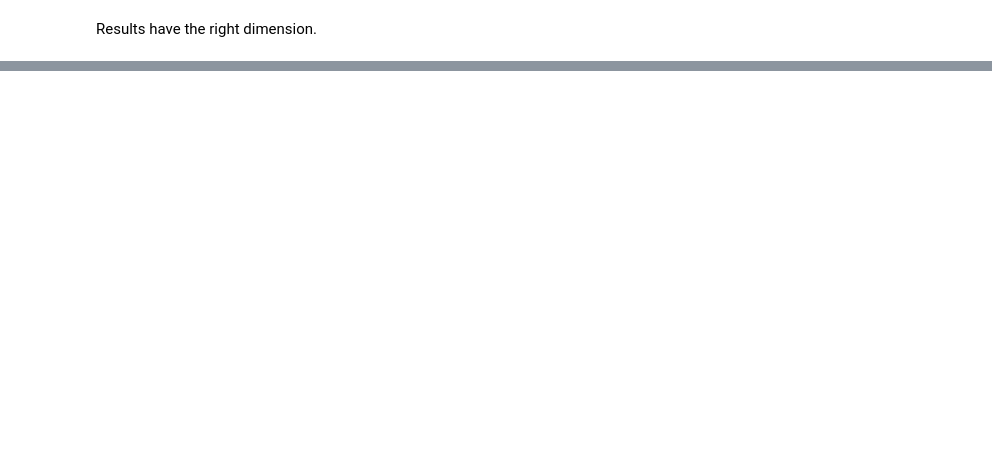
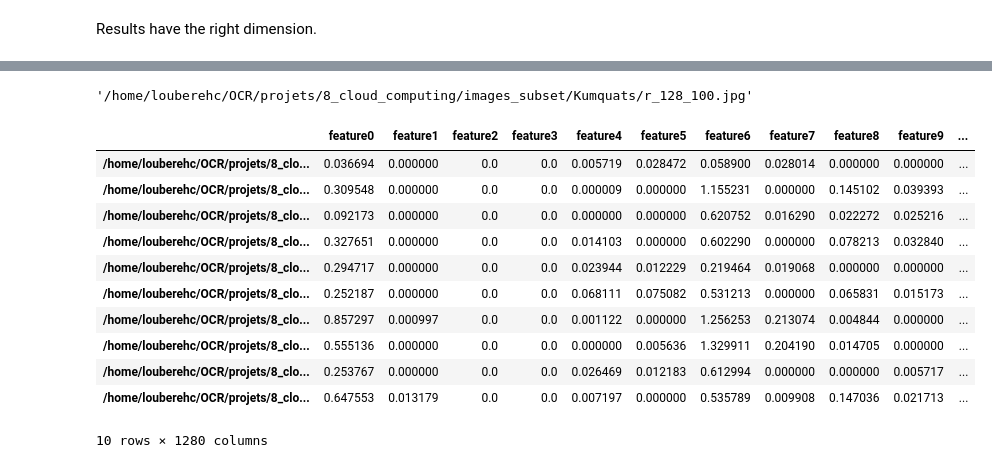
Before and after one commit to JulienfLeBoucher/OC_cloud_computing, a Jupyter notebook: local.ipynb, the cells around one changed output, grey strips where cells are left out. Drawn from its saved outputs; the diff is of its cells as text; code cells hidden in the pictures; blank space fills up the shorter version.

```diff
--- a/local.ipynb
+++ b/local.ipynb
@@ -467,0 +497,5 @@ sc.stop()
+# %%
+PATH_NON_DIST = './non-distributed-results/'
+fts_non_dist = pd.read_csv(PATH_NON_DIST + 'fts.csv.gz', index_col=0)
+scaled_non_dist = pd.read_csv(PATH_NON_DIST + 'scaled.csv.gz', index_col=0)
+pca_non_dist = pd.read_csv(PATH_NON_DIST + 'pca.csv.gz', index_col=0)
@@ -467,0 +587,23 @@ sc.stop()
+# %%
+c_name_ = (
+    '/home/louberehc/OCR/projets/8_cloud_computing'
+    + name_.removeprefix('s3://oc-cloud-computing')
+)
+c_name_
+# %% [output]
+'/home/louberehc/OCR/projets/8_cloud_computing/images_subset/Kumquats/r_128_100.jpg'
+# %%
+fts_non_dist.loc[fts_non_dist.index.str.contains('Kumquats')]
+# %% [output]
+|  | feature0 | feature1 | feature2 | feature3 | feature4 | feature5 | feature6 | feature7 | feature8 | feature9 | ... |
+| /home/louberehc/OCR/projets/8_clo... | 0.036694 | 0.000000 | 0.0 | 0.0 | 0.005719 | 0.028472 | 0.058900 | 0.028014 | 0.000000 | 0.000000 | ... |
+| /home/louberehc/OCR/projets/8_clo... | 0.309548 | 0.000000 | 0.0 | 0.0 | 0.000009 | 0.000000 | 1.155231 | 0.000000 | 0.145102 | 0.039393 | ... |
+| /home/louberehc/OCR/projets/8_clo... | 0.092173 | 0.000000 | 0.0 | 0.0 | 0.000000 | 0.000000 | 0.620752 | 0.016290 | 0.022272 | 0.025216 | ... |
+| /home/louberehc/OCR/projets/8_clo... | 0.327651 | 0.000000 | 0.0 | 0.0 | 0.014103 | 0.000000 | 0.602290 | 0.000000 | 0.078213 | 0.032840 | ... |
+| /home/louberehc/OCR/projets/8_clo... | 0.294717 | 0.000000 | 0.0 | 0.0 | 0.023944 | 0.012229 | 0.219464 | 0.019068 | 0.000000 | 0.000000 | ... |
+| /home/louberehc/OCR/projets/8_clo... | 0.252187 | 0.000000 | 0.0 | 0.0 | 0.068111 | 0.075082 | 0.531213 | 0.000000 | 0.065831 | 0.015173 | ... |
+| /home/louberehc/OCR/projets/8_clo... | 0.857297 | 0.000997 | 0.0 | 0.0 | 0.001122 | 0.000000 | 1.256253 | 0.213074 | 0.004844 | 0.000000 | ... |
+| /home/louberehc/OCR/projets/8_clo... | 0.555136 | 0.000000 | 0.0 | 0.0 | 0.000000 | 0.005636 | 1.329911 | 0.204190 | 0.014705 | 0.000000 | ... |
+| /home/louberehc/OCR/projets/8_clo... | 0.253767 | 0.000000 | 0.0 | 0.0 | 0.026469 | 0.012183 | 0.612994 | 0.000000 | 0.000000 | 0.005717 | ... |
+| /home/louberehc/OCR/projets/8_clo... | 0.647553 | 0.013179 | 0.0 | 0.0 | 0.007197 | 0.000000 | 0.535789 | 0.009908 | 0.147036 | 0.021713 | ... |
+10 rows × 1280 columns
```
Also changed, not shown: parts of 34 cells of this notebook.
